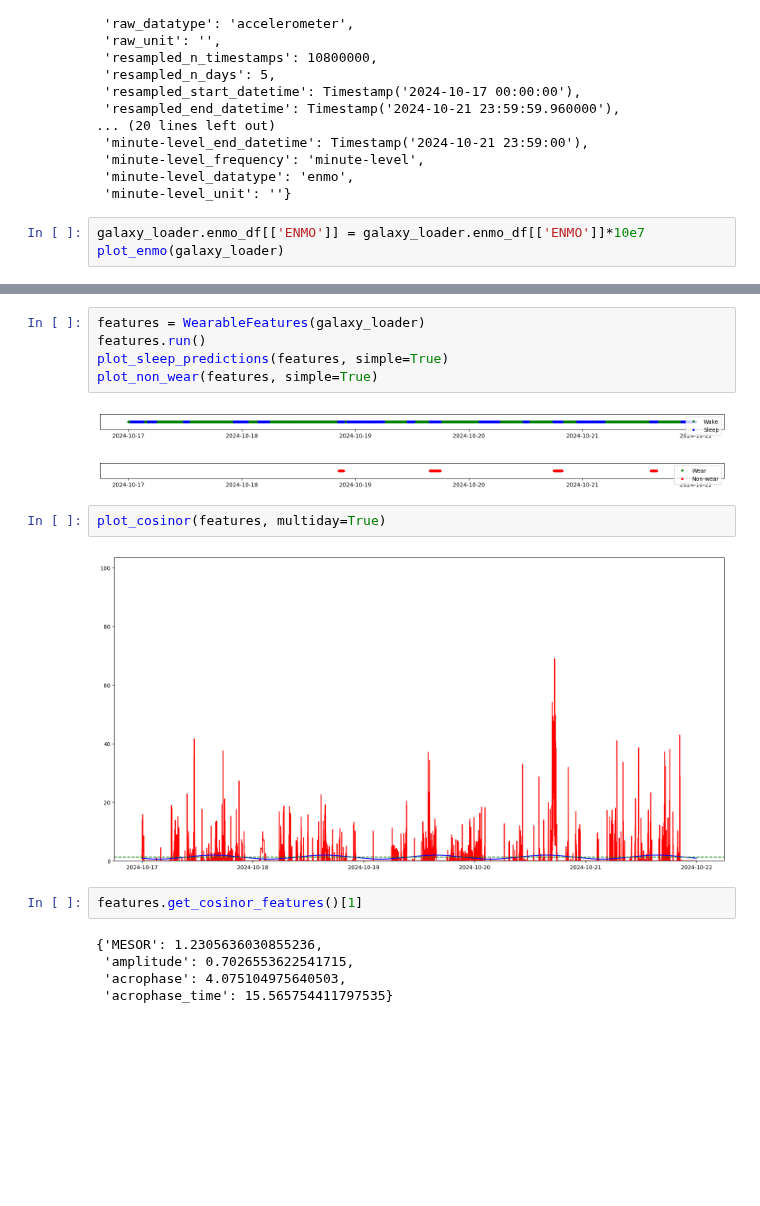
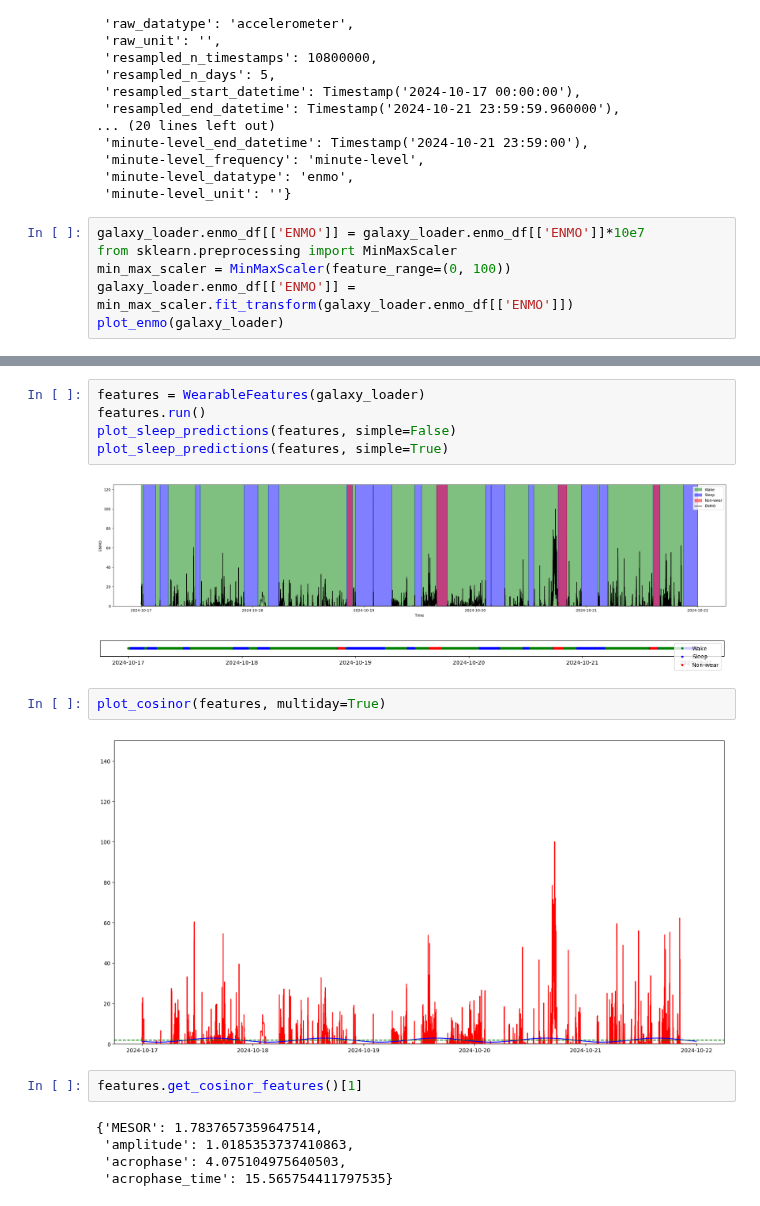
Before and after one commit to ADAMMA-CDHI-ETH-Zurich/CosinorAge, a Jupyter notebook: examples/galaxy_example.ipynb, the cells around one changed output, grey strips where cells are left out. Saved outputs shown, nothing was run; the diff lists cells and outputs as text; blank space fills up the shorter version.

Commit message:
galaxy example runs

```diff
--- a/examples/galaxy_example.ipynb
+++ b/examples/galaxy_example.ipynb
@@ -59,5 +59,8 @@ galaxy_loader.get_meta_data()
  'minute-level_unit': ''}
 # %%
 galaxy_loader.enmo_df[['ENMO']] = galaxy_loader.enmo_df[['ENMO']]*10e7
+from sklearn.preprocessing import MinMaxScaler
+min_max_scaler = MinMaxScaler(feature_range=(0, 100))
+galaxy_loader.enmo_df[['ENMO']] = min_max_scaler.fit_transform(galaxy_loader.enmo_df[['ENMO']])
 plot_enmo(galaxy_loader)
 # %% [output]
@@ -65,19 +68,19 @@ KeyError: "None of [Index(['X', 'Y', 'Z'], dtype='object')] are in the [columns]
 # %%
 features = WearableFeatures(galaxy_loader)
 features.run()
+plot_sleep_predictions(features, simple=False)
 plot_sleep_predictions(features, simple=True)
-plot_non_wear(features, simple=True)
 # %% [output]
-[figure, old version]
+[figure, new version]
-[figure, old version]
+[figure, new version]
 # %%
 plot_cosinor(features, multiday=True)
 # %% [output]
-[figure, old version]
+[figure, new version]
 # %%
 features.get_cosinor_features()[1]
 # %% [output]
-{'MESOR': 1.2305636030855236,
- 'amplitude': 0.7026553622541715,
+{'MESOR': 1.7837657359647514,
+ 'amplitude': 1.0185353737410863,
  'acrophase': 4.075104975640503,
  'acrophase_time': 15.565754411797535}
```
Also changed, not shown: parts of 3 cells of this notebook, 5 other files.
